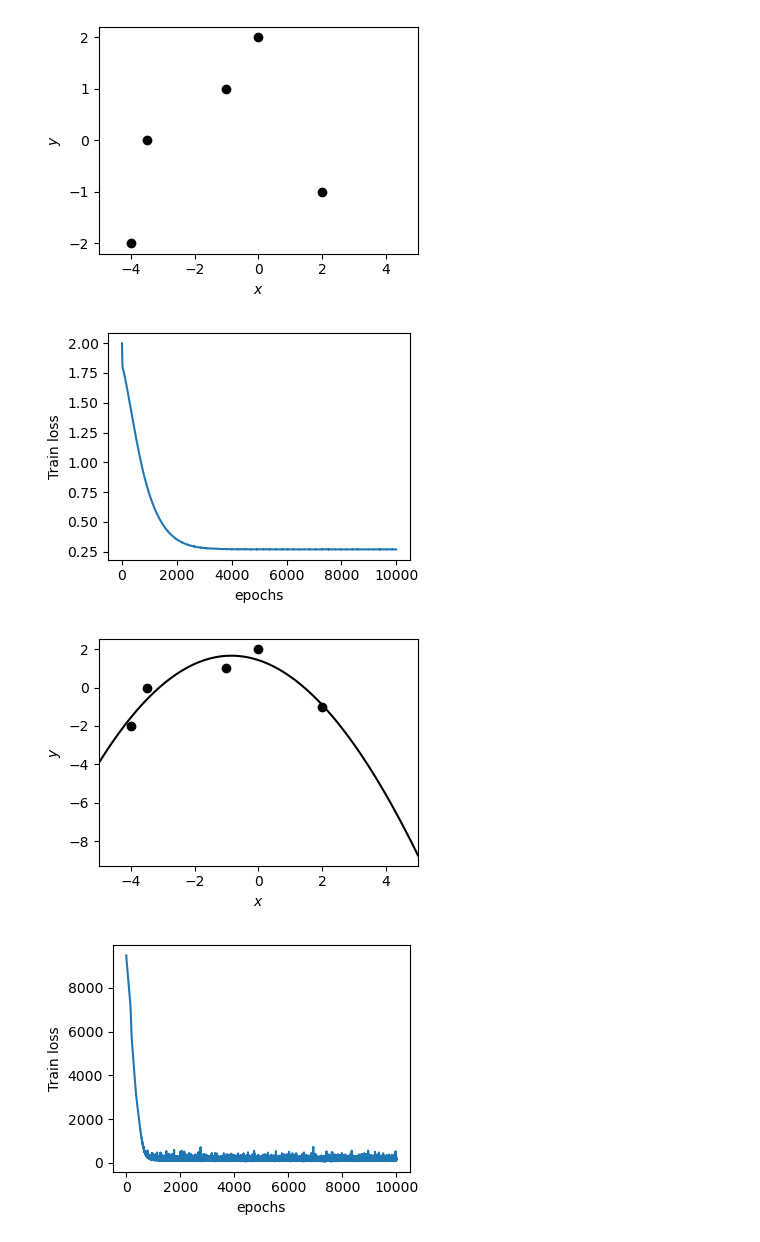
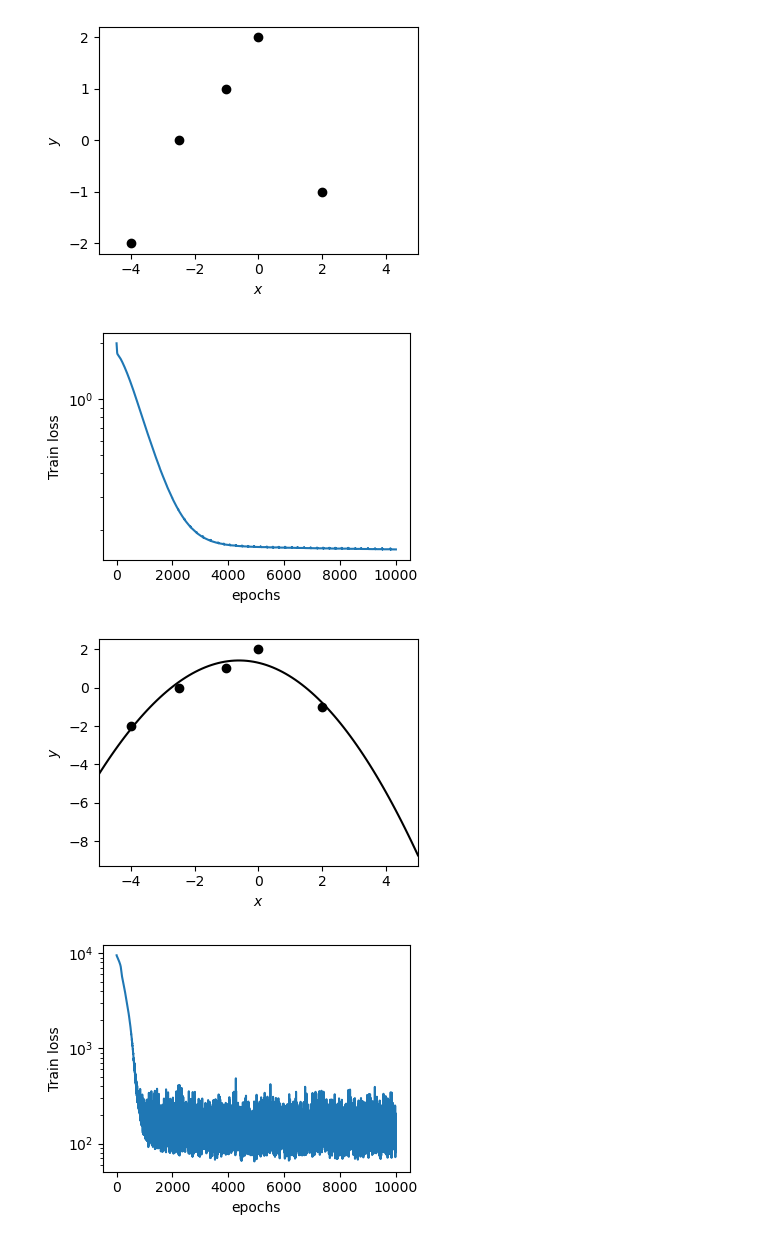
Before and after one commit to ethanharvey98/understanding-SNGP, a Jupyter notebook: notebooks/regressor.ipynb, the cells around one changed output. Cells and saved outputs as stored; diff of their text form; code cells hidden in the pictures.

Commit message:
Updated plots

```diff
--- a/notebooks/regressor.ipynb
+++ b/notebooks/regressor.ipynb
@@ -18,7 +18,7 @@ sys.path.append('../src/')
 import layers
 import losses
 # %%
-X_train_numpy, y_train_numpy = np.array([[-4], [-3.5], [-1], [0], [2]]), np.array([-2, 0, 1, 2, -1])
+X_train_numpy, y_train_numpy = np.array([[-4], [-2.5], [-1], [0], [2]]), np.array([-2, 0, 1, 2, -1])
 
 ncols, nrows = 1, 1
 fig, ax = plt.subplots(figsize=(4*ncols, 3*nrows), ncols=ncols, nrows=nrows, sharex=True, sharey='row')
@@ -29,7 +29,7 @@ plt.ylabel(r'$y$')
 fig.tight_layout()
 plt.show()
 # %% [output]
-[figure, old version]
+[figure, new version]
 # %%
 X_train, y_train = torch.tensor(X_train_numpy, dtype=torch.float32), torch.tensor(y_train_numpy, dtype=torch.float32).view(-1, 1)
 # %%
@@ -51,12 +51,13 @@ for epoch in tqdm.tqdm(range(10_000)):
 ncols, nrows = 1, 1
 fig, ax = plt.subplots(figsize=(4*ncols, 3*nrows), ncols=ncols, nrows=nrows, sharex=True, sharey='row')
 ax.plot(range(len(train_losses)), train_losses)
+ax.set_yscale('log')
 ax.set_xlabel('epochs')
 ax.set_ylabel('Train loss')
 fig.tight_layout()
 plt.show()
 # %% [output]
-[figure, old version]
+[figure, new version]
 # %%
 with torch.no_grad():
     x = torch.linspace(start=-5, end=5, steps=100)
@@ -72,7 +73,7 @@ plt.ylabel(r'$y$')
 fig.tight_layout()
 plt.show()
 # %% [output]
-[figure, old version]
+[figure, new version]
 # %%
 def flatten_params(model, excluded_params=['lengthscale', 'outputscale', 'sigma_param']):
     return torch.cat([param.view(-1) for name, param in model.named_parameters() if name not in excluded_params])
@@ -103,13 +104,14 @@ for epoch in tqdm.tqdm(range(10_000)):
 # %%
 ncols, nrows = 1, 1
 fig, ax = plt.subplots(figsize=(4*ncols, 3*nrows), ncols=ncols, nrows=nrows, sharex=True, sharey='row')
 ax.plot(range(len(train_losses)), train_losses)
+ax.set_yscale('log')
 ax.set_xlabel('epochs')
 ax.set_ylabel('Train loss')
 fig.tight_layout()
 plt.show()
 # %% [output]
-[figure, old version]
+[figure, new version]
 # %%
 model.eval()
 with torch.no_grad():
```
Also changed, not shown: parts of 2 cells of this notebook, 1 other file.
